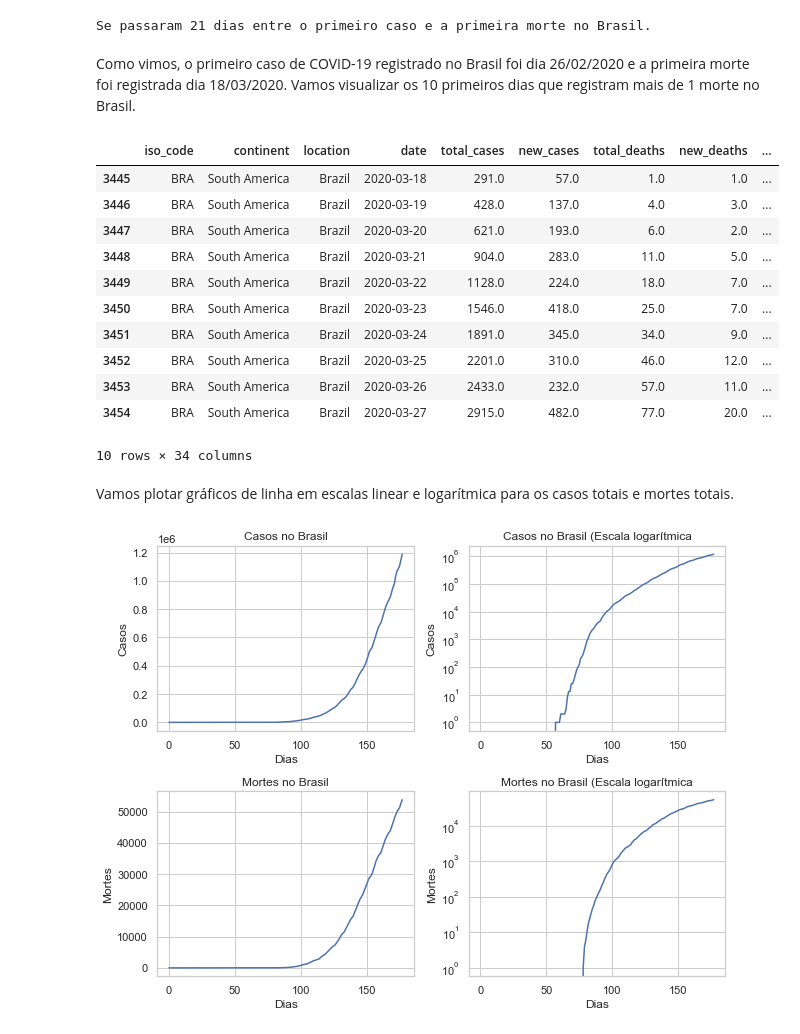
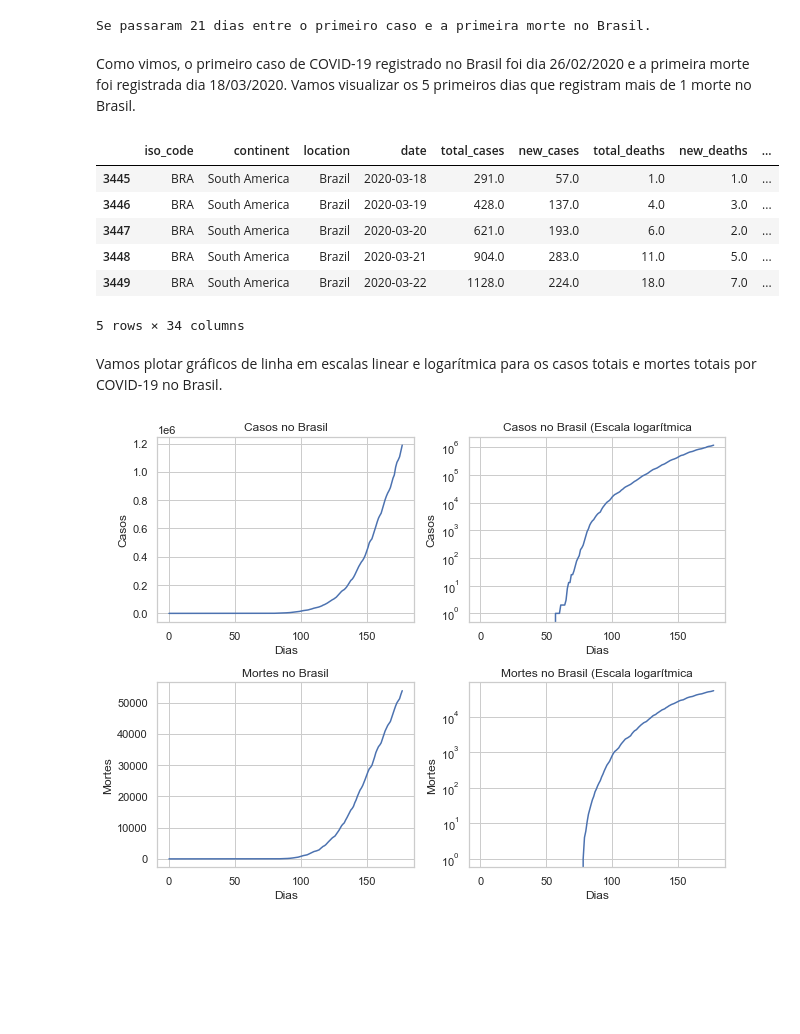
Before and after one commit to henriqueschwabg/data_science, a Jupyter notebook: Analisando_COVID-19.ipynb, the cells around one changed output. Saved outputs shown, nothing was run; the diff lists cells and outputs as text; code cells hidden in the pictures; blank space fills up the shorter version.

```diff
--- a/Analisando_COVID-19.ipynb
+++ b/Analisando_COVID-19.ipynb
@@ -232,26 +230,21 @@ print('Se passaram {} dias entre o primeiro caso e a primeira morte no Brasil.'.
 # %% [output]
 Se passaram 21 dias entre o primeiro caso e a primeira morte no Brasil.
 # %% [markdown]
-Como vimos, o primeiro caso de COVID-19 registrado no Brasil foi dia 26/02/2020 e a primeira morte foi registrada dia 18/03/2020. Vamos visualizar os 10 primeiros dias que registram mais de 1 morte no Brasil.
+Como vimos, o primeiro caso de COVID-19 registrado no Brasil foi dia 26/02/2020 e a primeira morte foi registrada dia 18/03/2020. Vamos visualizar os 5 primeiros dias que registram mais de 1 morte no Brasil.
 # %%
-# visualizando os 10 primeiros dias que registram mais de 1 morte
+# visualizando os 5 primeiros dias que registram mais de 1 morte
 
-df_brasil.loc[df_brasil.total_deaths > 0].sort_values(by = 'date')[:10]
+df_brasil.loc[df_brasil.total_deaths > 0].sort_values(by = 'date')[:5]
 # %% [output]
 |  | iso_code | continent | location | date | total_cases | new_cases | total_deaths | new_deaths | ... |
 | 3445 | BRA | South America | Brazil | 2020-03-18 | 291.0 | 57.0 | 1.0 | 1.0 | ... |
 | 3446 | BRA | South America | Brazil | 2020-03-19 | 428.0 | 137.0 | 4.0 | 3.0 | ... |
 | 3447 | BRA | South America | Brazil | 2020-03-20 | 621.0 | 193.0 | 6.0 | 2.0 | ... |
 | 3448 | BRA | South America | Brazil | 2020-03-21 | 904.0 | 283.0 | 11.0 | 5.0 | ... |
 | 3449 | BRA | South America | Brazil | 2020-03-22 | 1128.0 | 224.0 | 18.0 | 7.0 | ... |
-| 3450 | BRA | South America | Brazil | 2020-03-23 | 1546.0 | 418.0 | 25.0 | 7.0 | ... |
-| 3451 | BRA | South America | Brazil | 2020-03-24 | 1891.0 | 345.0 | 34.0 | 9.0 | ... |
-| 3452 | BRA | South America | Brazil | 2020-03-25 | 2201.0 | 310.0 | 46.0 | 12.0 | ... |
-| 3453 | BRA | South America | Brazil | 2020-03-26 | 2433.0 | 232.0 | 57.0 | 11.0 | ... |
-| 3454 | BRA | South America | Brazil | 2020-03-27 | 2915.0 | 482.0 | 77.0 | 20.0 | ... |
-10 rows × 34 columns
+5 rows × 34 columns
 # %% [markdown]
-Vamos plotar gráficos de linha em escalas linear e logarítmica para os casos totais e mortes totais.
+Vamos plotar gráficos de linha em escalas linear e logarítmica para os casos totais e mortes totais por COVID-19 no Brasil.
 # %%
 # plotando gráficos de linha em escalas linear e logarítmica para os casos totais e mortes totais.
 
```
Also changed, not shown: parts of 11 cells of this notebook.
